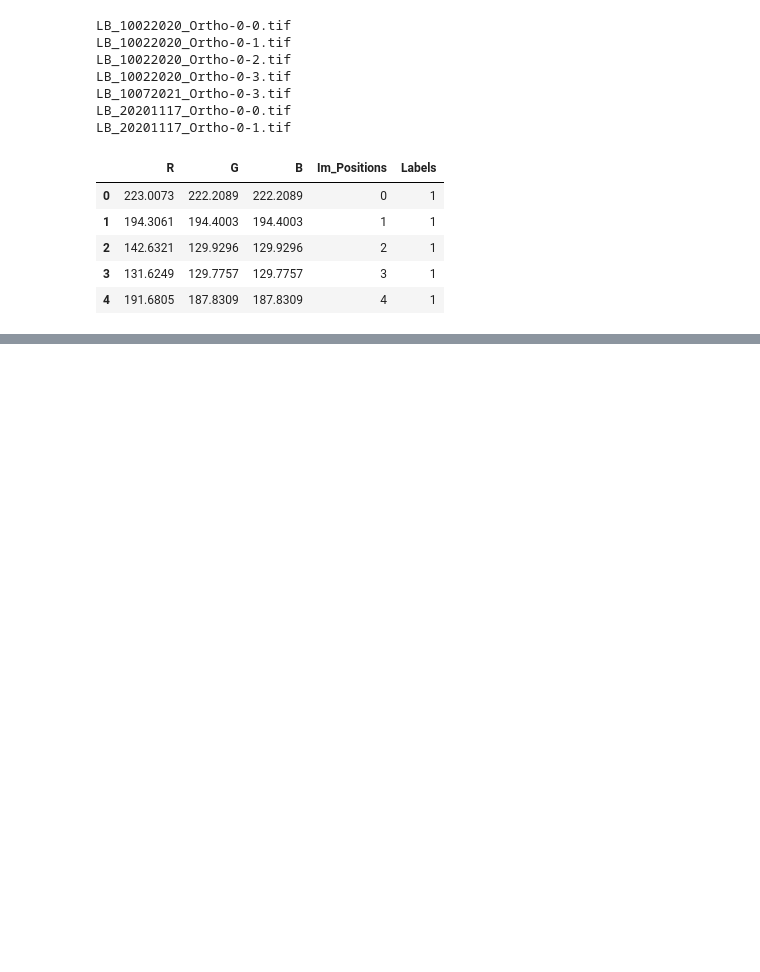
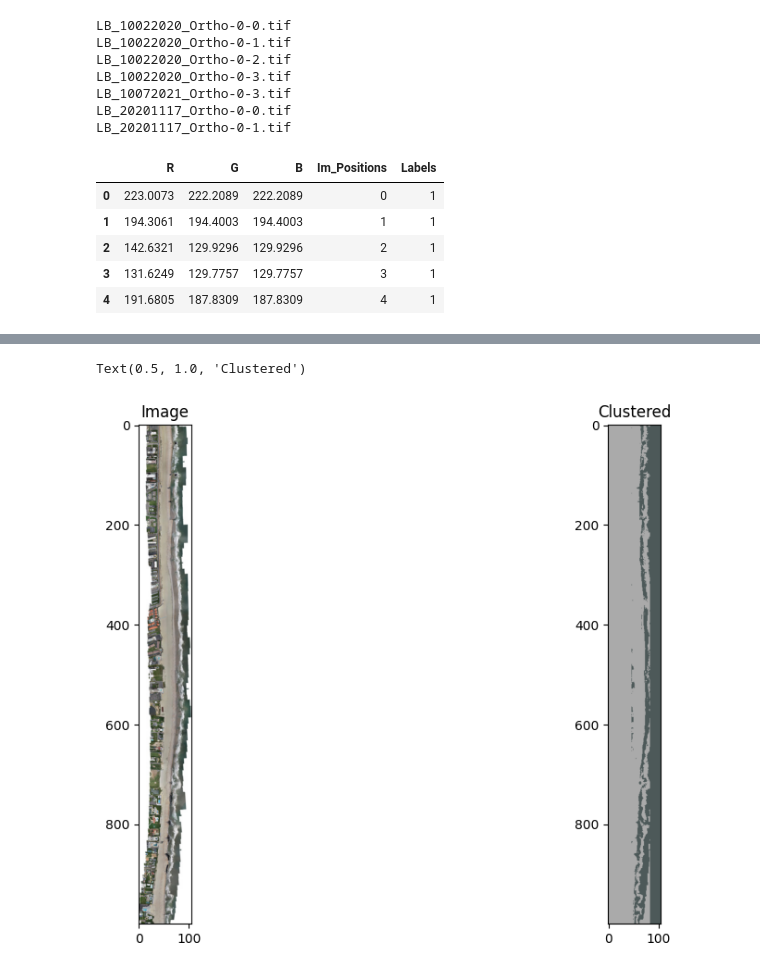
Before and after one commit to JHoward8/AAI695_Project, a Jupyter notebook: main.ipynb, the cells around one changed output, grey strips where cells are left out. Drawn from its saved outputs; the diff is of its cells as text; code cells hidden in the pictures; blank space fills up the shorter version.

Commit message:
added downscaled images, knnModel for clustering and labelling function

```diff
--- a/main.ipynb
+++ b/main.ipynb
@@ -578,0 +625,17 @@ print(score)
+# %%
+img = mpl.image.imread(r'Data\transformed\LB_09182020_Ortho.jpg')
+m,n,_ = img.shape
+df = labeller(img)
+# preds = knnModel.predict(df[['R','G','B']]);
+clustered_img = knnModel.cluster_centers_[df['label']]
+clustered_img = clustered_img.reshape(img.shape)
+fig, axes = plt.subplots(1,2,figsize=(12,7))
+
+axes[0].imshow(img)
+axes[0].set_title('Image')
+
+axes[1].imshow(clustered_img)
+axes[1].set_title('Clustered')
+# %% [output]
+Text(0.5, 1.0, 'Clustered')
+[figure, added]
```
Also changed, not shown: parts of 5 cells of this notebook, 30 other files.
